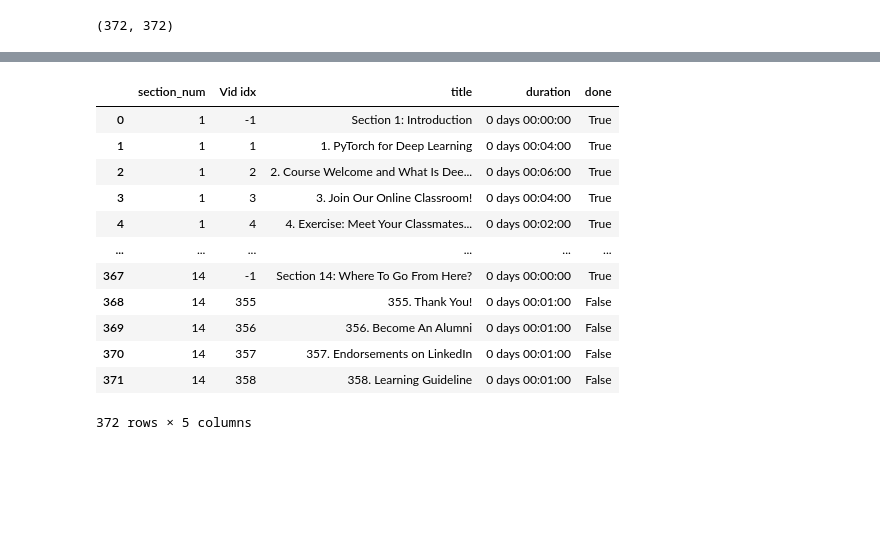
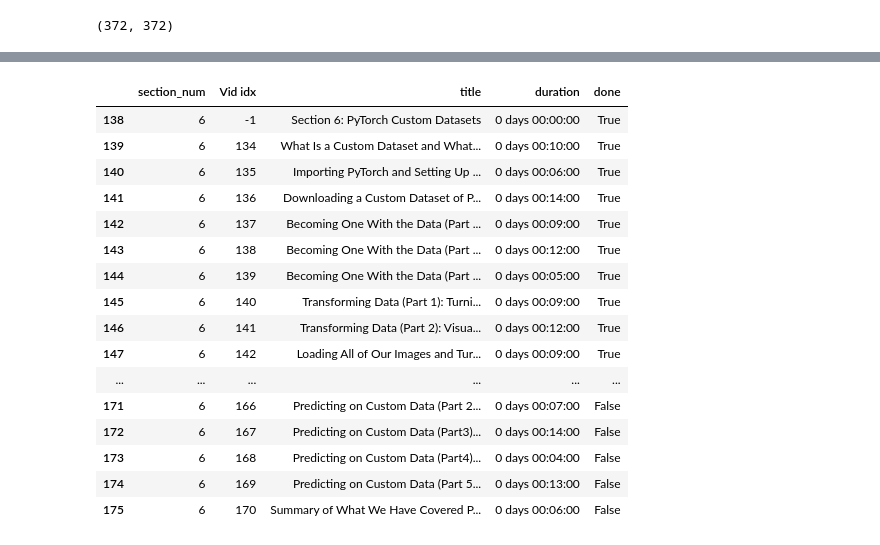
Before and after one commit to ridamansour/PyTorchLearning, a Jupyter notebook: Progress/scrape_df.ipynb, the cells around one changed output, grey strips where cells are left out. Cells and saved outputs as stored; diff of their text form; code cells hidden in the pictures; blank space fills up the shorter version.

```diff
--- a/Progress/scrape_df.ipynb
+++ b/Progress/scrape_df.ipynb
@@ -310,0 +356,2 @@ titles[365:], durations[365:]
+# %%
+durations.append("1min"), durations.pop(366)
@@ -396,3 +467,10 @@ def parse_duration(text):
         minutes = int(match.group(1))
     return timedelta(hours=hours, minutes=minutes)
 # %%
+df = pd.DataFrame({
+   "section_num": sections,
+    "Vid idx": list(map(lambda x: -1 if x.find(". ")==-1 else int(x[:x.find(".")]), titles)),
+    "title": list(map(lambda x: x[x.find(". ")+2:] if x.find(". ")!=-1 else x, titles)),
+    "duration" : list(map(lambda x: parse_duration(x), pure_time_data)),
+    "done" : [False]*len(titles)
+})
@@ -432,2 +490,0 @@ df.loc[(df["done"]==False)]
-# %%
-df["Vid idx"] = list(map(lambda x: int(x[:x.find(". ")]) if x.find(". ") !=-1 else -1, df["title"]))
@@ -475,2 +490,0 @@ Section 2: PyTorch Fundamental -1
-# %%
-df = df[["section_num", "Vid idx", "title", "duration", "done"]]
@@ -492,19 +491,24 @@ df = df[["section_num", "Vid idx", "title", "duration", "done"]]
 # %%
 df.loc[df["Vid idx"]<=160, "done"] =True
 # %%
+df.loc[df["section_num"] == 6]
 # %% [output]
 |  | section_num | Vid idx | title | duration | done |
-| 0 | 1 | -1 | Section 1: Introduction | 0 days 00:00:00 | True |
-| 1 | 1 | 1 | 1. PyTorch for Deep Learning | 0 days 00:04:00 | True |
-| 2 | 1 | 2 | 2. Course Welcome and What Is Dee... | 0 days 00:06:00 | True |
-| 3 | 1 | 3 | 3. Join Our Online Classroom! | 0 days 00:04:00 | True |
-| 4 | 1 | 4 | 4. Exercise: Meet Your Classmates... | 0 days 00:02:00 | True |
+| 138 | 6 | -1 | Section 6: PyTorch Custom Datasets | 0 days 00:00:00 | True |
+| 139 | 6 | 134 | What Is a Custom Dataset and What... | 0 days 00:10:00 | True |
+| 140 | 6 | 135 | Importing PyTorch and Setting Up ... | 0 days 00:06:00 | True |
+| 141 | 6 | 136 | Downloading a Custom Dataset of P... | 0 days 00:14:00 | True |
+| 142 | 6 | 137 | Becoming One With the Data (Part ... | 0 days 00:09:00 | True |
+| 143 | 6 | 138 | Becoming One With the Data (Part ... | 0 days 00:12:00 | True |
+| 144 | 6 | 139 | Becoming One With the Data (Part ... | 0 days 00:05:00 | True |
+| 145 | 6 | 140 | Transforming Data (Part 1): Turni... | 0 days 00:09:00 | True |
+| 146 | 6 | 141 | Transforming Data (Part 2): Visua... | 0 days 00:12:00 | True |
+| 147 | 6 | 142 | Loading All of Our Images and Tur... | 0 days 00:09:00 | True |
 | ... | ... | ... | ... | ... | ... |
-| 367 | 14 | -1 | Section 14: Where To Go From Here? | 0 days 00:00:00 | True |
-| 368 | 14 | 355 | 355. Thank You! | 0 days 00:01:00 | False |
-| 369 | 14 | 356 | 356. Become An Alumni | 0 days 00:01:00 | False |
-| 370 | 14 | 357 | 357. Endorsements on LinkedIn | 0 days 00:01:00 | False |
-| 371 | 14 | 358 | 358. Learning Guideline | 0 days 00:01:00 | False |
+| 171 | 6 | 166 | Predicting on Custom Data (Part 2... | 0 days 00:07:00 | False |
+| 172 | 6 | 167 | Predicting on Custom Data (Part3)... | 0 days 00:14:00 | False |
+| 173 | 6 | 168 | Predicting on Custom Data (Part4)... | 0 days 00:04:00 | False |
+| 174 | 6 | 169 | Predicting on Custom Data (Part 5... | 0 days 00:13:00 | False |
+| 175 | 6 | 170 | Summary of What We Have Covered P... | 0 days 00:06:00 | False |
-372 rows × 5 columns
 # %%
 ti = df.loc[(df["section_num"]==6) & (df["done"] == False), "duration"].sum()
```
Also changed, not shown: parts of 27 cells of this notebook, 5 other files.
